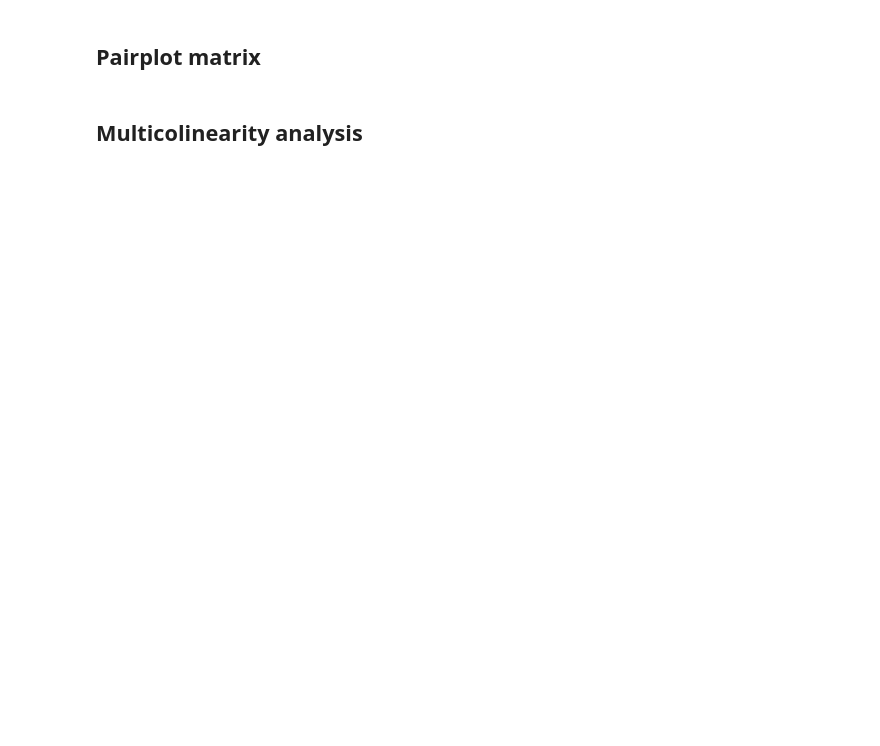
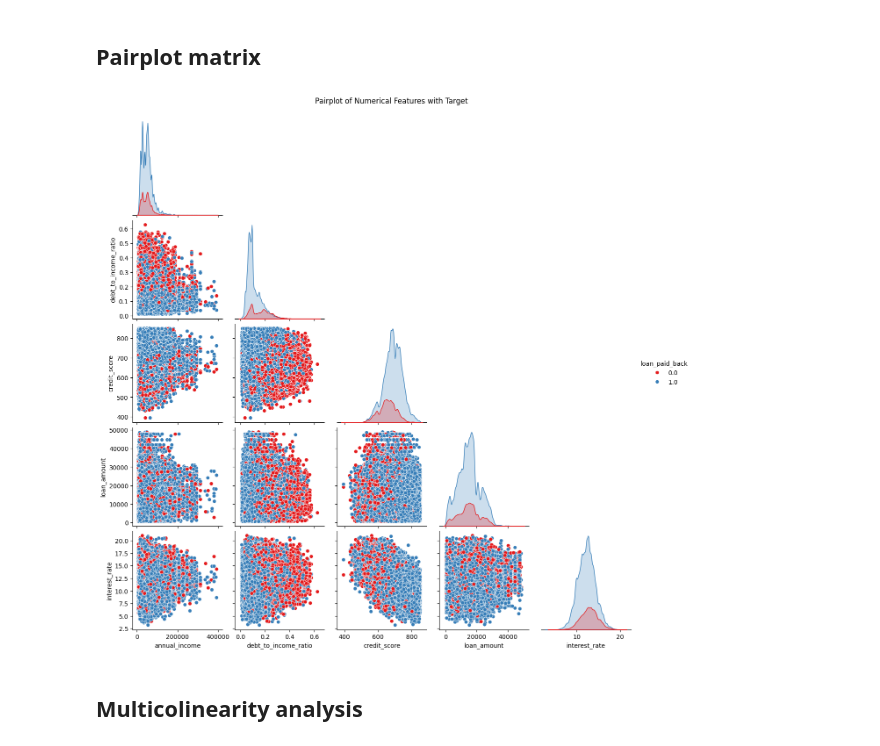
Before and after one commit to Fahmi-mi/predicting-loan-payback, a Jupyter notebook: notebooks/eda.ipynb, the cells around one changed output. Cells and saved outputs as stored; diff of their text form; code cells hidden in the pictures; blank space fills up the shorter version.

```diff
--- a/notebooks/eda.ipynb
+++ b/notebooks/eda.ipynb
@@ -310,13 +422,15 @@ else:
 ## Pairplot matrix
 # %%
 if len(num_cols) > 0:
-    pairplot_cols = num_cols.tolist() + ['target']
+    pairplot_cols = num_cols.tolist() + ['loan_paid_back']
 
-    sns.pairplot(train_df[pairplot_cols], hue='target', diag_kind='kde', palette="Set1", corner=True)
+    sns.pairplot(train_df[pairplot_cols], hue='loan_paid_back', diag_kind='kde', palette="Set1", corner=True)
     plt.suptitle('Pairplot of Numerical Features with Target', y=1.02)
     plt.show()
 else:
     print("No numerical columns found for pairplot analysis.")
+# %% [output]
+[figure, added]
 # %% [markdown]
 ## Multicolinearity analysis
 # %%
```
Also changed, not shown: parts of 20 cells of this notebook, 13 other files.
